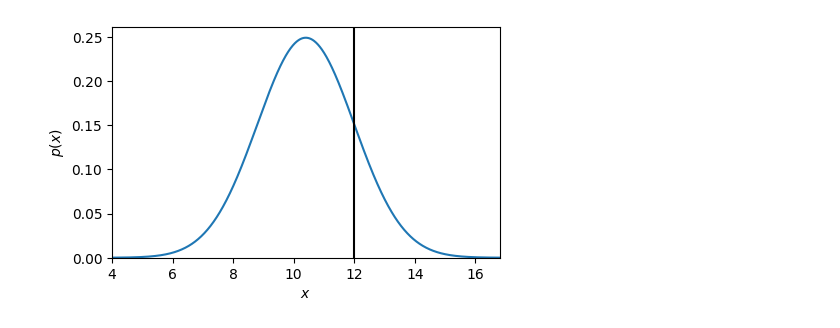
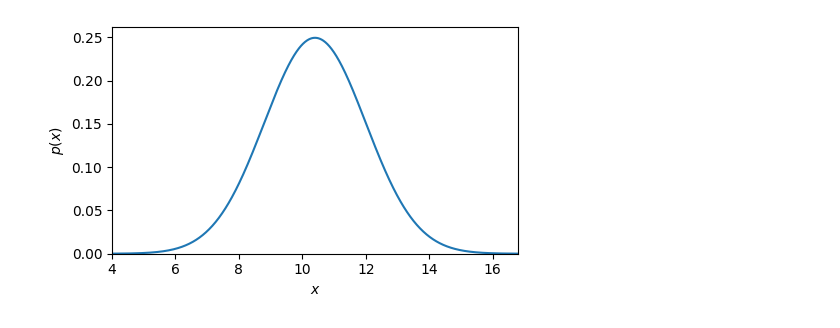
Before and after one commit to ess-dmsc-dram/dmsc-school, a Jupyter notebook: model/make_figures.ipynb, the cells around one changed output. Saved outputs shown, nothing was run; the diff lists cells and outputs as text; code cells hidden in the pictures.

```diff
--- a/model/make_figures.ipynb
+++ b/model/make_figures.ipynb
@@ -13,12 +14,11 @@ x = np.linspace(mu - 4 * sigma, mu + 4 * sigma, 1000)
 # %%
 plt.subplots(figsize=(5,3))
 plt.plot(x, n.pdf(x))
-plt.axvline(true, color='k')
 plt.ylim(0, None)
 plt.xlim(x.min(), x.max())
 plt.xlabel('$x$')
 plt.ylabel('$p(x)$')
 plt.tight_layout()
 plt.savefig('./images/normal.png', dpi=600)
 # %% [output]
-[figure, old version]
+[figure, new version]
```
Also changed, not shown: parts of 7 cells of this notebook, 6 other files.
